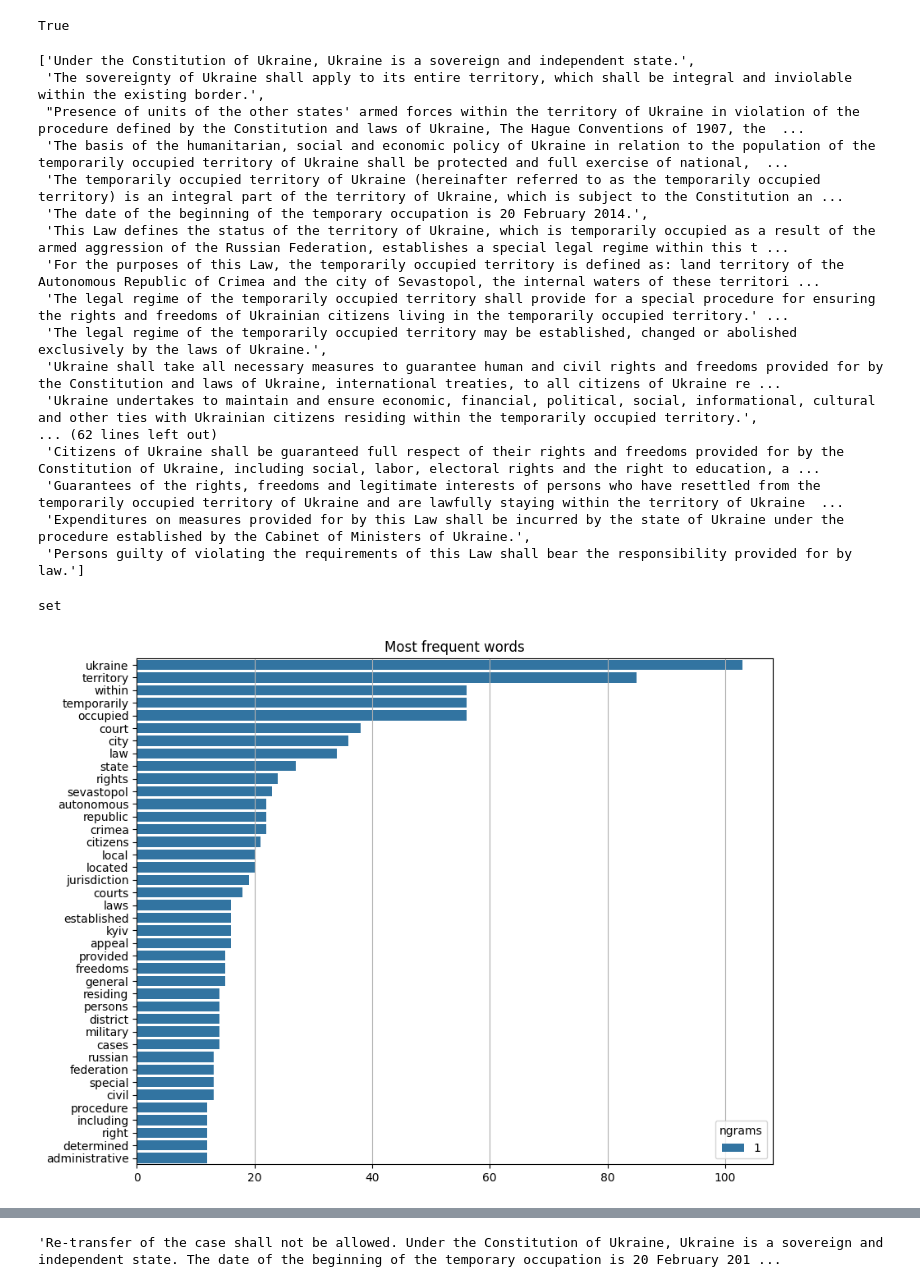
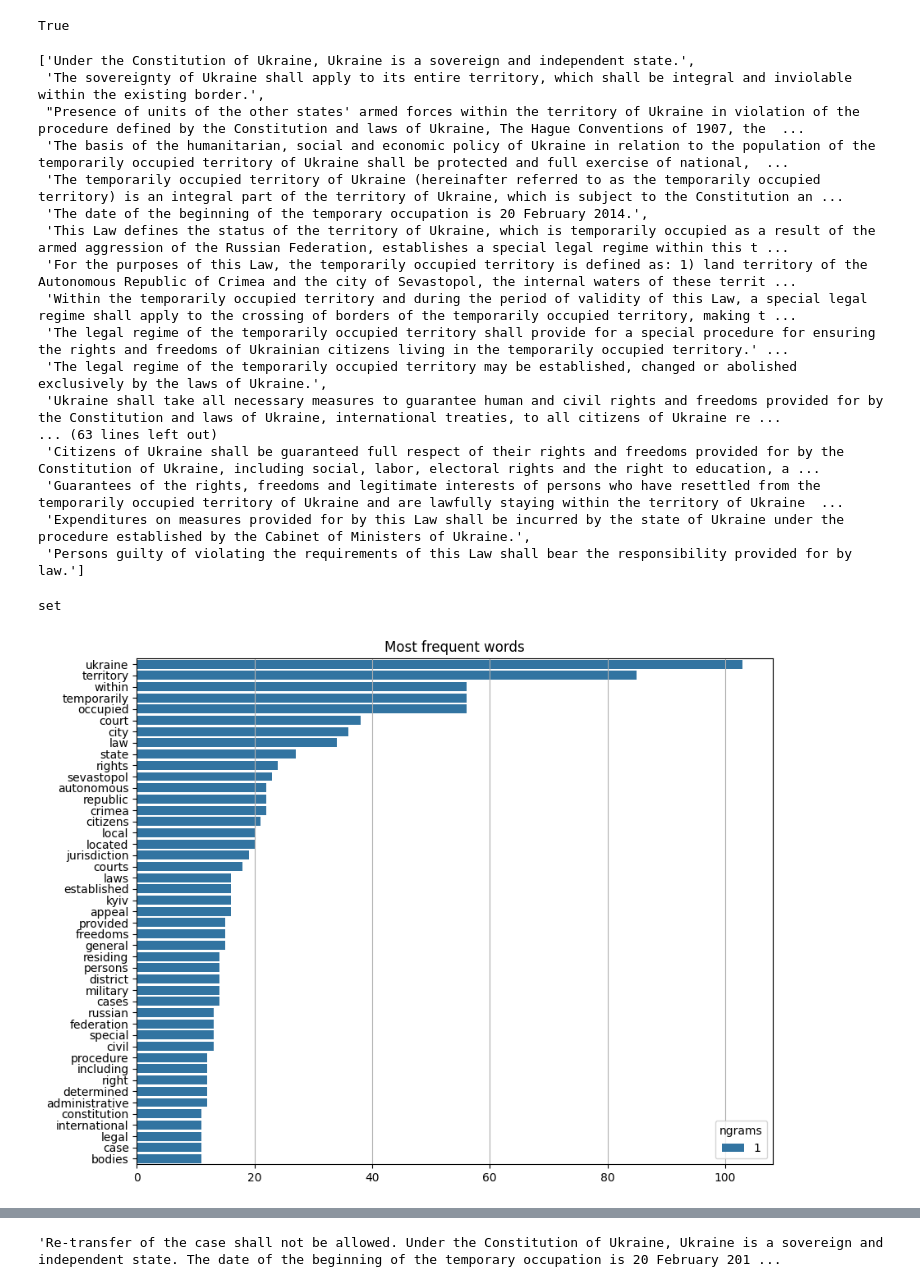
Before and after one commit to viktor-shevchuk-dev/laws-summarization, a Jupyter notebook: laws-sum.ipynb, the cells around one changed output, grey strips where cells are left out. Saved outputs shown, nothing was run; the diff lists cells and outputs as text; code cells hidden in the pictures.

```diff
--- a/laws-sum.ipynb
+++ b/laws-sum.ipynb
@@ -46,7 +48,7 @@ paragraphs = soup.select('.rvts0 > .rvps2')
 # paragraphs
 # %%
 legalStopWords = [
-    "amended", "restated", "be stated", "supplemented", "section", "paragraph", "article", "as follows", "clauses"
+    "amended", "restated", "be stated", "supplemented", "section", "paragraph", "article", "as follows"
 ]
 # %%
 def isSentenceWithStopWord(para):
@@ -91,8 +103,16 @@ def discardOrderedListNumbers(text):
 def clean(paragraphs):
     cleaned = []
     articleEnsuring = False
+    concatenatedList = []
+    orderedListWithStopWord = False
 
     for para in paragraphs:
+        # test = para.find(
+        #     text=lambda t: "FINAL PROVISIONS" in t.text
+        # )
+        # if test:
+        #     print(para.text)
+
         if articleEnsuring and not isArticleTitle(para):
             continue
         elif articleEnsuring and isArticleTitle(para):
@@ -105,15 +125,32 @@ def clean(paragraphs):
         if isProvisions(para):
             return cleaned
 
-        if not isSentenceWithStopWord(para) and not isArticleTitle(para):
-            cleaned.append(discardOrderedListNumbers(para.text.strip()))
+        if isArticleTitle(para):
+            continue
+
+        text = para.text.strip()
+        lastCharacter = text[-1]
+        if isSentenceWithStopWord(para) and lastCharacter == ":":
+            orderedListWithStopWord = True
+        elif not isSentenceWithStopWord(para) and orderedListWithStopWord and is_sentence_end(text):
+            orderedListWithStopWord = False
+        elif not isSentenceWithStopWord(para) and not orderedListWithStopWord:
+            if lastCharacter == ":" and not len(concatenatedList):
+                concatenatedList.append(text)
+            elif len(concatenatedList) and not is_sentence_end(text):
+                concatenatedList.append(text)
+            elif is_sentence_end(text) and len(concatenatedList):
+                concatenatedList.append(text)
+                cleaned.append(
+                    discardOrderedListNumbers(" ".join(concatenatedList))
+                )
+                concatenatedList.clear()
+            elif not len(concatenatedList):
+                cleaned.append(discardOrderedListNumbers(text))
 
     return cleaned
 # %%
-cleaned_paragraphs = sent_tokenize(
-    ' '.join(clean(paragraphs)), language='english'
-)
-
+cleaned_paragraphs = sent_tokenize(' '.join(clean(paragraphs)))
 cleaned_paragraphs
 # %% [output]
 ['Under the Constitution of Ukraine, Ukraine is a sovereign and independent state.',
@@ -123,12 +160,12 @@ cleaned_paragraphs
  'The temporarily occupied territory of Ukraine (hereinafter referred to as the temporarily occupied territory) is an integral part of the territory of Ukraine, which is subject to the Constitution an ...
  'The date of the beginning of the temporary occupation is 20 February 2014.',
  'This Law defines the status of the territory of Ukraine, which is temporarily occupied as a result of the armed aggression of the Russian Federation, establishes a special legal regime within this t ...
- 'For the purposes of this Law, the temporarily occupied territory is defined as: land territory of the Autonomous Republic of Crimea and the city of Sevastopol, the internal waters of these territori ...
+ 'For the purposes of this Law, the temporarily occupied territory is defined as: 1) land territory of the Autonomous Republic of Crimea and the city of Sevastopol, the internal waters of these territ ...
+ 'Within the temporarily occupied territory and during the period of validity of this Law, a special legal regime shall apply to the crossing of borders of the temporarily occupied territory, making t ...
  'The legal regime of the temporarily occupied territory shall provide for a special procedure for ensuring the rights and freedoms of Ukrainian citizens living in the temporarily occupied territory.' ...
  'The legal regime of the temporarily occupied territory may be established, changed or abolished exclusively by the laws of Ukraine.',
  'Ukraine shall take all necessary measures to guarantee human and civil rights and freedoms provided for by the Constitution and laws of Ukraine, international treaties, to all citizens of Ukraine re ...
- 'Ukraine undertakes to maintain and ensure economic, financial, political, social, informational, cultural and other ties with Ukrainian citizens residing within the temporarily occupied territory.',
-... (62 lines left out)
+... (63 lines left out)
  'Citizens of Ukraine shall be guaranteed full respect of their rights and freedoms provided for by the Constitution of Ukraine, including social, labor, electoral rights and the right to education, a ...
  'Guarantees of the rights, freedoms and legitimate interests of persons who have resettled from the temporarily occupied territory of Ukraine and are lawfully staying within the territory of Ukraine  ...
  'Expenditures on measures provided for by this Law shall be incurred by the state of Ukraine under the procedure established by the Cabinet of Ministers of Ukraine.',
@@ -146,6 +183,8 @@ stop_words.add('(')
 stop_words.add(')')
 stop_words.add(';')
 stop_words.add(':')
+stop_words.add('—')
+stop_words.add('-')
 # %%
 word_tokens = nltk.word_tokenize(" ".join(cleaned_paragraphs))
 # %%
@@ -195,13 +234,13 @@ def word_freq(corpus, ngrams=[1, 2, 3], top=10, figsize=(10, 7)):
 # %%
 # Find most common words in text
 freq = word_freq(
     corpus=" ".join(filtered_sentence),
     ngrams=[1],
-    top=40,
+    top=45,
     figsize=(10, 8)
 )
 # %% [output]
-[figure, old version]
+[figure, new version]
 # %%
 tokened_sent = sent_tokenize(" ".join(cleaned_paragraphs))
 
```
Also changed, not shown: parts of 62 cells of this notebook, 1 other file.
